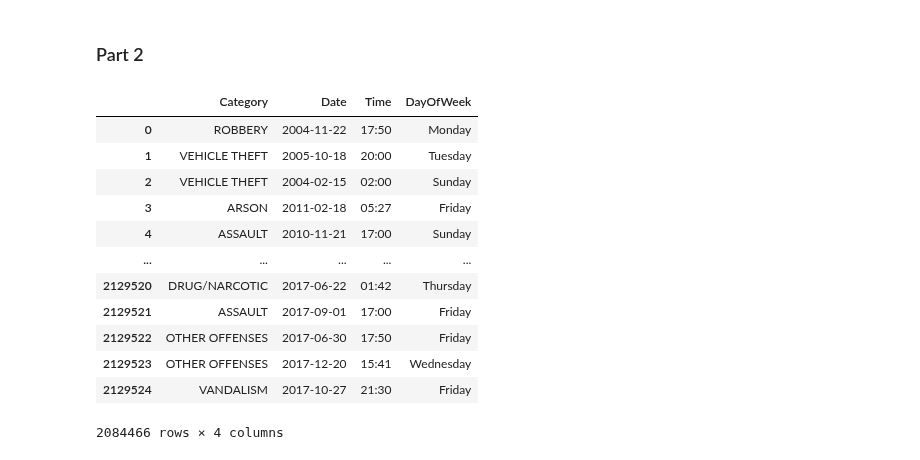
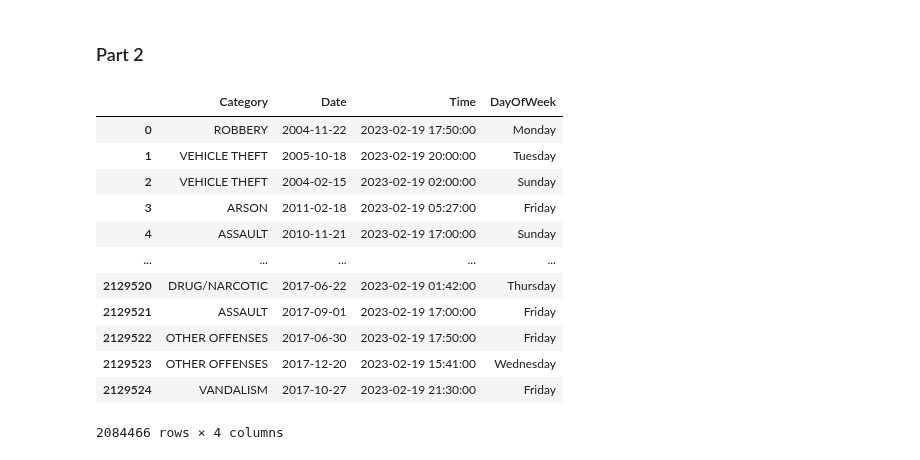
Before and after one commit to vivivaradi/socialdata2023, a Jupyter notebook: weeks/week2_Vivi.ipynb, the cells around one changed output. Saved outputs shown, nothing was run; the diff lists cells and outputs as text; code cells hidden in the pictures.

```diff
--- a/weeks/week2_Vivi.ipynb
+++ b/weeks/week2_Vivi.ipynb
@@ -79,23 +79,23 @@ crimeData = pd.DataFrame(data, columns=columns)
 focuscrimes = set(['WEAPON LAWS', 'PROSTITUTION', 'DRIVING UNDER THE INFLUENCE', 'ROBBERY', 'BURGLARY', 'ASSAULT', 'DRUNKENNESS', 'DRUG/NARCOTIC', 'TRESPASS', 'LARCENY/THEFT', 'VANDALISM', 'VEHICLE THEFT', 'STOLEN PROPERTY', 'DISORDERLY CONDUCT'])
 # %%
 crimeData['Date'] = pd.to_datetime(crimeData['Date'])
+crimeData['Time'] = pd.to_datetime(crimeData['Time'])
 weekdays = ['Monday', 'Tuesday', 'Wednesday', 'Thursday', 'Friday', 'Saturday', 'Sunday']
-dayType = CategoricalDtype(categories=weekdays, ordered=True)
-crimeData['DayOfWeek'] = crimeData['DayOfWeek'].astype(dayType)
+months = ['January', 'February', 'March', 'April', 'May', 'June', 'July', 'August', 'September', 'October', 'November', 'December']
 crimeData = crimeData[crimeData['Date'].dt.year != 2018]
 crimeData
 # %% [output]
 |  | Category | Date | Time | DayOfWeek |
-| 0 | ROBBERY | 2004-11-22 | 17:50 | Monday |
-| 1 | VEHICLE THEFT | 2005-10-18 | 20:00 | Tuesday |
-| 2 | VEHICLE THEFT | 2004-02-15 | 02:00 | Sunday |
-| 3 | ARSON | 2011-02-18 | 05:27 | Friday |
-| 4 | ASSAULT | 2010-11-21 | 17:00 | Sunday |
+| 0 | ROBBERY | 2004-11-22 | 2023-02-19 17:50:00 | Monday |
+| 1 | VEHICLE THEFT | 2005-10-18 | 2023-02-19 20:00:00 | Tuesday |
+| 2 | VEHICLE THEFT | 2004-02-15 | 2023-02-19 02:00:00 | Sunday |
+| 3 | ARSON | 2011-02-18 | 2023-02-19 05:27:00 | Friday |
+| 4 | ASSAULT | 2010-11-21 | 2023-02-19 17:00:00 | Sunday |
 | ... | ... | ... | ... | ... |
-| 2129520 | DRUG/NARCOTIC | 2017-06-22 | 01:42 | Thursday |
-| 2129521 | ASSAULT | 2017-09-01 | 17:00 | Friday |
-| 2129522 | OTHER OFFENSES | 2017-06-30 | 17:50 | Friday |
-| 2129523 | OTHER OFFENSES | 2017-12-20 | 15:41 | Wednesday |
-| 2129524 | VANDALISM | 2017-10-27 | 21:30 | Friday |
+| 2129520 | DRUG/NARCOTIC | 2017-06-22 | 2023-02-19 01:42:00 | Thursday |
+| 2129521 | ASSAULT | 2017-09-01 | 2023-02-19 17:00:00 | Friday |
+| 2129522 | OTHER OFFENSES | 2017-06-30 | 2023-02-19 17:50:00 | Friday |
+| 2129523 | OTHER OFFENSES | 2017-12-20 | 2023-02-19 15:41:00 | Wednesday |
+| 2129524 | VANDALISM | 2017-10-27 | 2023-02-19 21:30:00 | Friday |
 2084466 rows × 4 columns
 # %%
```
Also changed, not shown: parts of 12 cells of this notebook.
